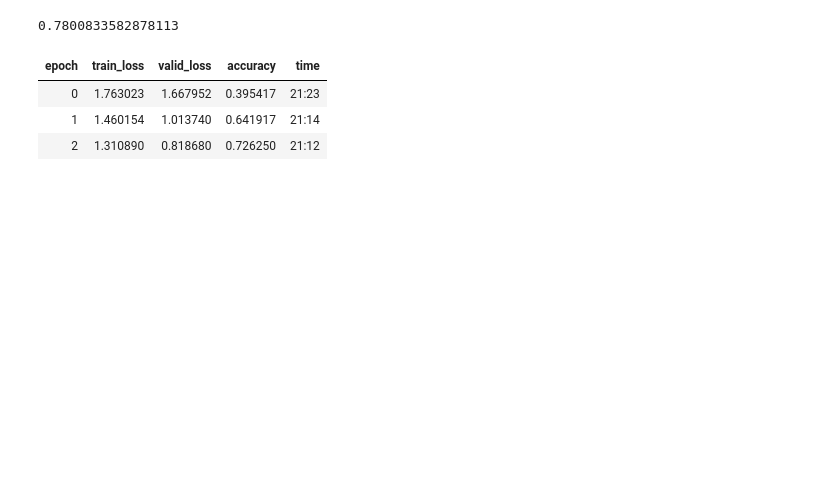
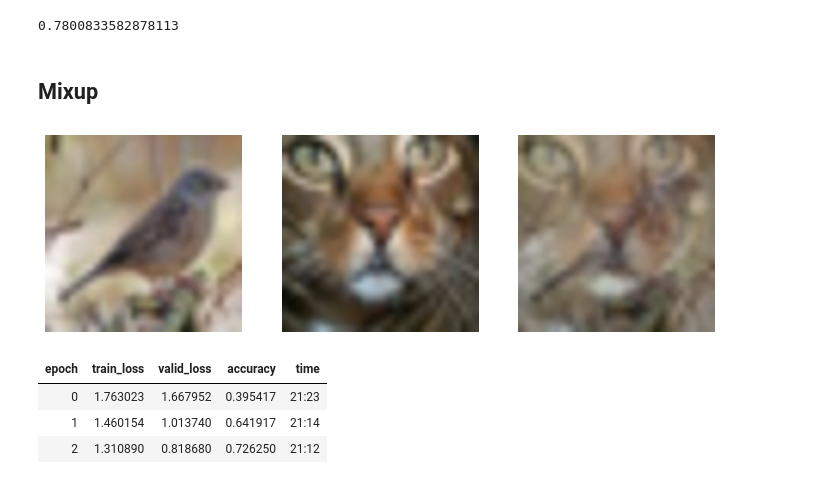
Before and after one commit to shreyus3003/CMPE297_sec49, a Jupyter notebook: Assignment_2/mixup_fastai.ipynb, the cells around one changed output. Drawn from its saved outputs; the diff is of its cells as text; code cells hidden in the pictures; blank space fills up the shorter version.

```diff
--- a/Assignment_2/mixup_fastai.ipynb
+++ b/Assignment_2/mixup_fastai.ipynb
@@ -52,8 +64,23 @@ accuracy(preds, targs).item()
 [interactive output not drawn]
 [interactive output not drawn]
 0.7800833582878113
+# %% [markdown]
+## Mixup
 # %%
 from fastai.vision.core import *
+# %%
+bird = PILImage.create(get_image_files_sorted(path/'train'/'bird')[0])
+cat  = PILImage.create(get_image_files_sorted(path/'train'/'cat')[0])
+bird = bird.resize((256,256))
+cat = cat.resize((256,256))
+tbird = tensor(bird).float() / 255.
+tcat = tensor(cat).float() / 255.
+_ , axs = plt.subplots(1,3, figsize=(12,4))
+show_image(tbird, ax = axs[0]);
+show_image(tcat, ax=axs[1]);
+show_image((0.5*tbird + 0.5*tcat), ax=axs[2]);
+# %% [output]
+[figure, added]
 # %%
 mixup = MixUp(0.5)
 # %%
```
Also changed, not shown: parts of 7 cells of this notebook.
